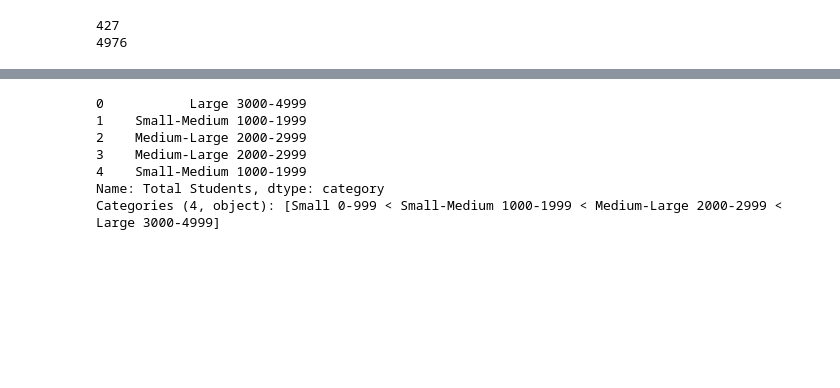
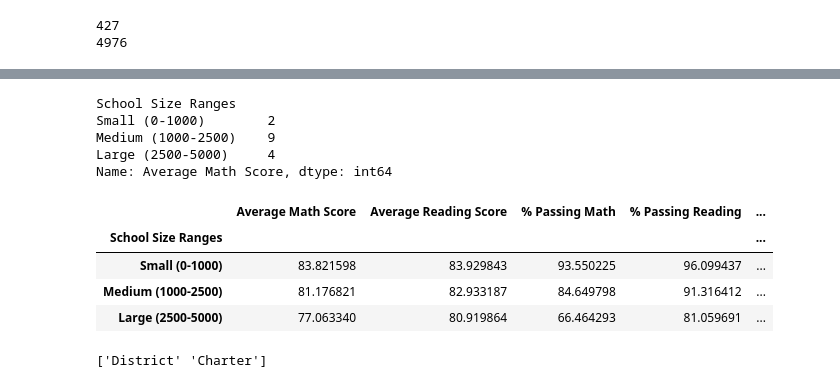
Before and after one commit to JimKTran/UofT-BCS-Pandas-Challenge, a Jupyter notebook: PyCitySchools/PyCitySchools.ipynb, the cells around one changed output, grey strips where cells are left out. Drawn from its saved outputs; the diff is of its cells as text; code cells hidden in the pictures; blank space fills up the shorter version.

```diff
--- a/PyCitySchools/PyCitySchools.ipynb
+++ b/PyCitySchools/PyCitySchools.ipynb
@@ -306,5 +306,5 @@ print(school_summary["Total Students"].max())
 4976
 # %%
 # create bins and labels as bins for scores based on school size
-bins = [0, 1000, 2000, 3000, 5000]
-group_labels = ["Small 0-999", "Small-Medium 1000-1999", "Medium-Large 2000-2999","Large 3000-4999"]
+bins = [0, 1000, 3000, 5000]
+group_labels = ["Small (0-1000)", "Medium (1000-2500)", "Large (2500-5000)"]
@@ -310,0 +327,29 @@ group_labels = ["Small 0-999", "Small-Medium 1000-1999", "Medium-Large 2000-2999
+# %%
+# Create a GroupBy object based upon "School Size Ranges"
+school_summary_group = school_summary.groupby("School Size Ranges")
+
+# Find how many rows fall into each bin
+print(school_summary_group["Average Math Score"].count())
+
+# Get the average of each column within the GroupBy object
+school_summary_group[["Average Math Score",
+                      "Average Reading Score",
+                      "% Passing Math",
+                      "% Passing Reading",
+                      "% Overall Passing"]].mean()
+# %% [output]
+School Size Ranges
+Small (0-1000)        2
+Medium (1000-2500)    9
+Large (2500-5000)     4
+Name: Average Math Score, dtype: int64
+|  | Average Math Score | Average Reading Score | % Passing Math | % Passing Reading | ... |
+| School Size Ranges |  |  |  |  | ... |
+| Small (0-1000) | 83.821598 | 83.929843 | 93.550225 | 96.099437 | ... |
+| Medium (1000-2500) | 81.176821 | 82.933187 | 84.649798 | 91.316412 | ... |
+| Large (2500-5000) | 77.063340 | 80.919864 | 66.464293 | 81.059691 | ... |
+# %%
+# check for the different object values in column
+print(school_summary["School Type"].unique())
+# %% [output]
+['District' 'Charter']
@@ -311,11 +359,3 @@ group_labels = ["Small 0-999", "Small-Medium 1000-1999", "Medium-Large 2000-2999
 # %%
 # cut Total Students and place into bins
-pd.cut(school_summary["Total Students"], bins, labels=group_labels).head()
+#pd.cut(school_summary["School Type"], bins).head()
-# %% [output]
-0           Large 3000-4999
-1    Small-Medium 1000-1999
-2    Medium-Large 2000-2999
-3    Medium-Large 2000-2999
-4    Small-Medium 1000-1999
-Name: Total Students, dtype: category
-Categories (4, object): [Small 0-999 < Small-Medium 1000-1999 < Medium-Large 2000-2999 < Large 3000-4999]
```
Also changed, not shown: parts of 5 cells of this notebook.
